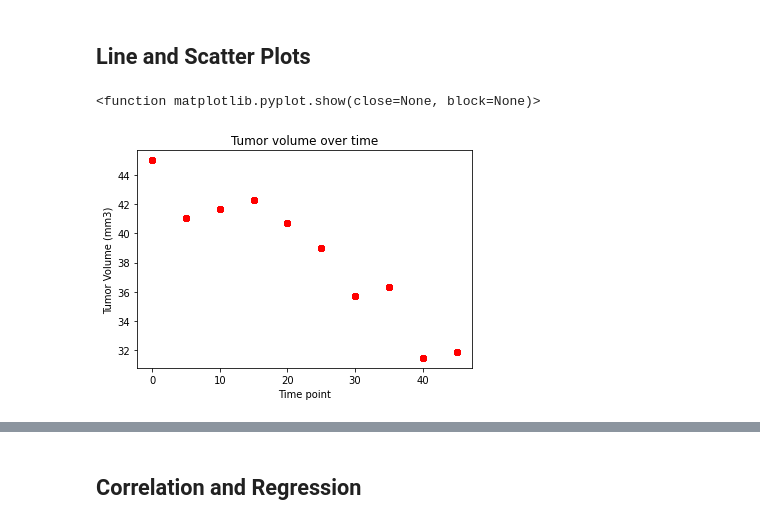
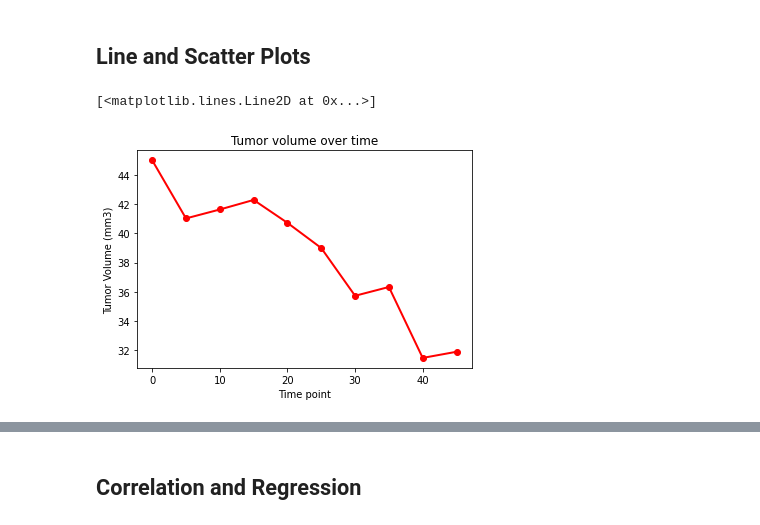
Before and after one commit to eclevela-1234/MatPlotLib_Challenge, a Jupyter notebook: Eliot_Pymaceuticals.ipynb, the cells around one changed output, grey strips where cells are left out. Drawn from its saved outputs; the diff is of its cells as text; code cells hidden in the pictures.

Commit message:
adding more plots!!!

```diff
--- a/Eliot_Pymaceuticals.ipynb
+++ b/Eliot_Pymaceuticals.ipynb
@@ -315,21 +315,22 @@ Text(0, 0.5, 'Volume (mm3)')
 # %%
 # Generate a line plot of tumor volume vs. time point for a mouse treated with Capomulin
 # filter data to only Capomulin
 plt.title('Tumor volume over time')
 plt.xlabel('Time point')
 plt.ylabel('Tumor Volume (mm3)')
 x_values = []
 y_values = []
 capomulin_mouse = all_data_cleaned.loc[all_data_cleaned['Drug Regimen'] == 'Capomulin']
 capomulin_mouse = capomulin_mouse.loc[capomulin_mouse['Mouse ID'] == 'y793']
-capomulin_mouse
-for row in capomulin_mouse:
-    x_values.append(capomulin_mouse['Timepoint'])
-    y_values.append(capomulin_mouse['Tumor Volume (mm3)'])
+# capomulin_mouse
+for row in capomulin_mouse['Timepoint']:
+    x_values.append(row)
+for row in capomulin_mouse['Tumor Volume (mm3)']:
+    y_values.append(row)
 # capomulin_data.plot(capomulin_data[], capomulin_data['Tumor Volume (mm3)'])
 plt.plot(x_values, y_values, marker="o", color="red", linewidth=2)
 
-plt.show
+# plt.show
 # %% [output]
-<function matplotlib.pyplot.show(close=None, block=None)>
+[<matplotlib.lines.Line2D at 0x...>]
-[figure, old version]
+[figure, new version]
```
Also changed, not shown: parts of 3 cells of this notebook.
